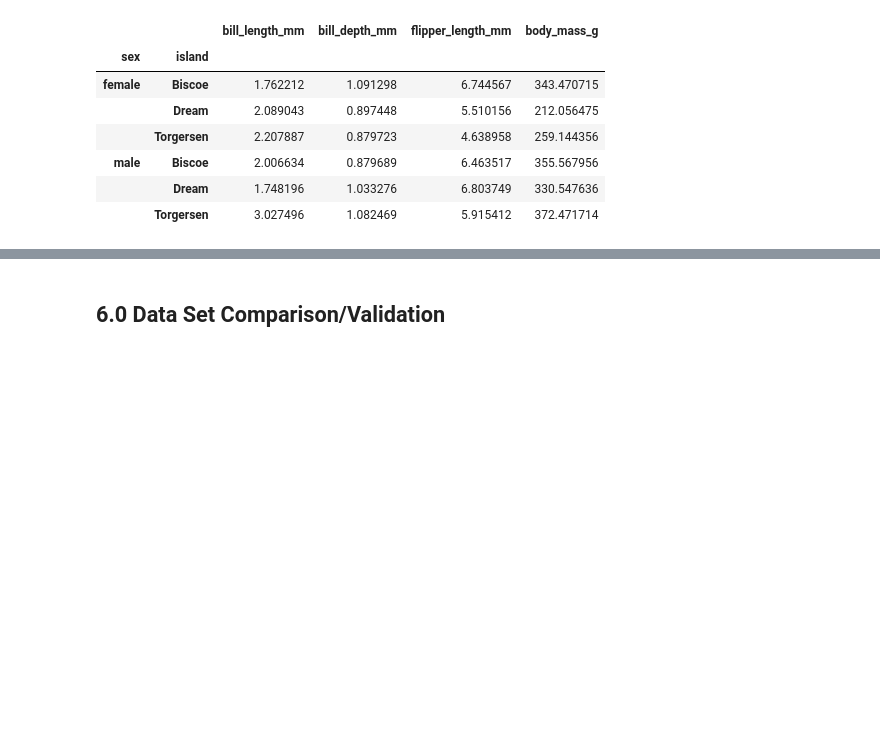
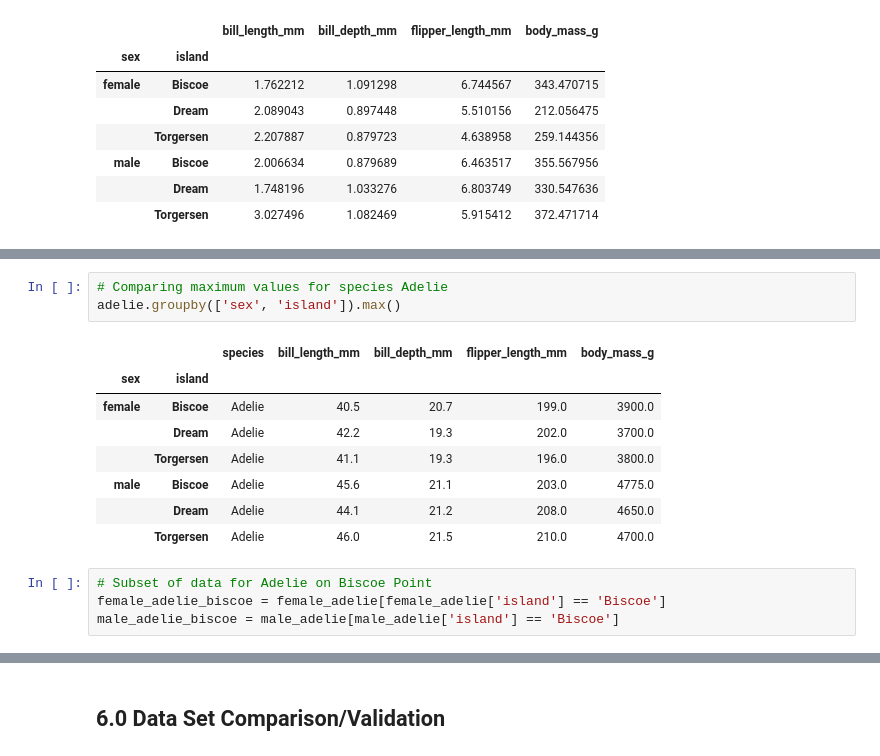
Before and after one commit to ssteffens/programming-data-analysis-project, a Jupyter notebook: project.ipynb, the cells around one changed output, grey strips where cells are left out. Saved outputs shown, nothing was run; the diff lists cells and outputs as text; blank space fills up the shorter version.

```diff
--- a/project.ipynb
+++ b/project.ipynb
@@ -627,0 +683,16 @@ adelie.groupby(['sex', 'island']).std()
+# %%
+# Comparing maximum values for species Adelie
+adelie.groupby(['sex', 'island']).max()
+# %% [output]
+|  |  | species | bill_length_mm | bill_depth_mm | flipper_length_mm | body_mass_g |
+| sex | island |  |  |  |  |  |
+| female | Biscoe | Adelie | 40.5 | 20.7 | 199.0 | 3900.0 |
+|  | Dream | Adelie | 42.2 | 19.3 | 202.0 | 3700.0 |
+|  | Torgersen | Adelie | 41.1 | 19.3 | 196.0 | 3800.0 |
+| male | Biscoe | Adelie | 45.6 | 21.1 | 203.0 | 4775.0 |
+|  | Dream | Adelie | 44.1 | 21.2 | 208.0 | 4650.0 |
+|  | Torgersen | Adelie | 46.0 | 21.5 | 210.0 | 4700.0 |
+# %%
+# Subset of data for Adelie on Biscoe Point
+female_adelie_biscoe = female_adelie[female_adelie['island'] == 'Biscoe']
+male_adelie_biscoe = male_adelie[male_adelie['island'] == 'Biscoe']
```
Also changed, not shown: parts of 23 cells of this notebook.
